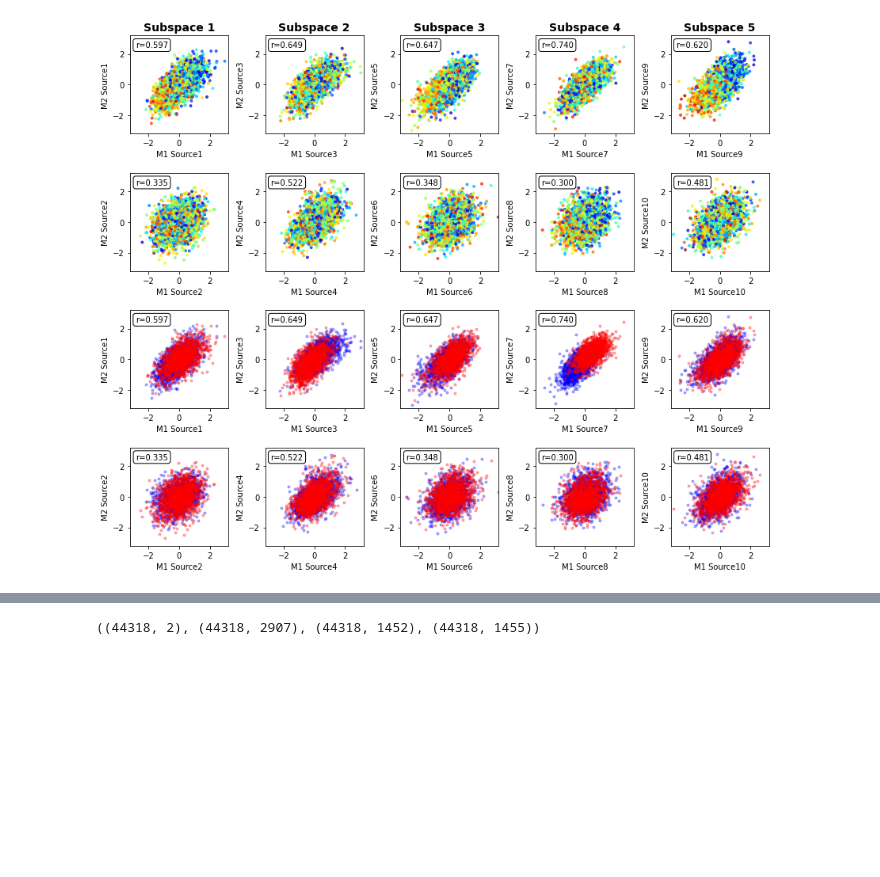
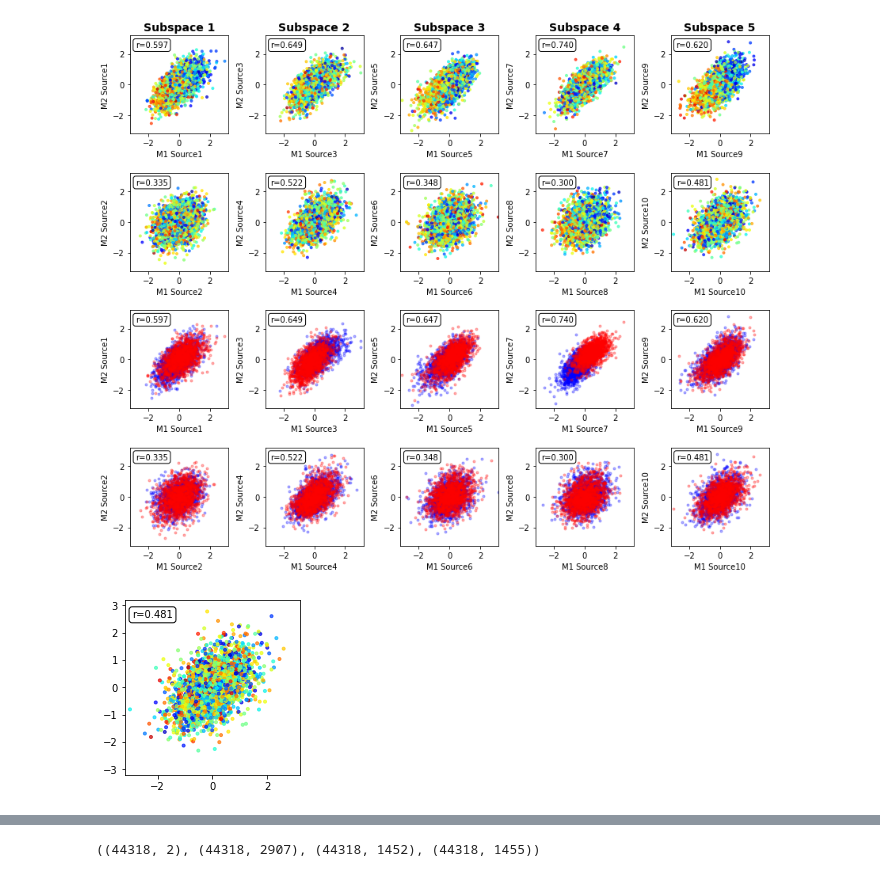
Before and after one commit to trendscenter/MISA-pytorch, a Jupyter notebook: figures/ISBI2022SIVA/plot_img.ipynb, the cells around one changed output, grey strips where cells are left out. Cells and saved outputs as stored; diff of their text form; code cells hidden in the pictures; blank space fills up the shorter version.

```diff
--- a/figures/ISBI2022SIVA/plot_img.ipynb
+++ b/figures/ISBI2022SIVA/plot_img.ipynb
@@ -52,17 +52,18 @@ age = ukb_smri_data_array[:, age_idx]
 sex = ukb_smri_data_array[:, sex_idx]
 # %%
 datapath="/Users/xli77/Documents/MISA/results/SIVA/fixedSubspace/um2mm/"
-subspace_struct_list=['234111','2222211','333111','441111']
+subspace_struct_list=['234111','2222211','333111','441111','12x1']
+num_subspace_struct=len(subspace_struct_list)
 
-Y = np.zeros((4,2,2,12,2907)) # S1-4, UA/MSIVA, M1-2, voxel, source
-W = np.zeros((4,2,2,12,44318)) # S1-4, UA/MSIVA, M1-2, voxel, source
+Y = np.zeros((num_subspace_struct,2,2,12,2907)) # S1-4, UA/MSIVA/GICA, M1-2, voxel, source
+W = np.zeros((num_subspace_struct,2,2,12,44318)) # S1-4, UA/MSIVA/GICA, M1-2, voxel, source
 
 num_iter=21
-corr = np.zeros((4,6,12,12))
-# loss_um=np.zeros((4,num_iter))
-# loss_ummm=np.zeros((4,num_iter))
-# aux_um=np.zeros((4,num_iter))
-# aux_ummm=np.zeros((4,num_iter))
+corr = np.zeros((num_subspace_struct,6,12,12))
+# loss_um=np.zeros((num_subspace_struct,num_iter))
+# loss_ummm=np.zeros((num_subspace_struct,num_iter))
+# aux_um=np.zeros((num_subspace_struct,num_iter))
+# aux_ummm=np.zeros((num_subspace_struct,num_iter))
 
 for i,ss in enumerate(subspace_struct_list):
 
@@ -332,2 +294,35 @@ plt.savefig("cca_age_sex.pdf")
 # %% [output]
 [figure]
+# %%
+k=4
+i=1
+
+WAY1 = WAY_list[k][0]
+WAY2 = WAY_list[k][1]
+
+sign1 = np.sign(correlation(WAY1,age))
+sign2 = np.sign(correlation(WAY2,age))
+for j in range(2):
+    WAY1[j,:] = -sign1[j]*WAY1[j,:]
+    WAY2[j,:] = -sign2[j]*WAY2[j,:]
+
+r = format(round(cca_corr_list[k][i,i],3), '.3f')
+
+col = np.zeros((len(age),4))
+for n in range(len(age)):
+    colorind = round(age[n]-min(age))
+    col[n] = cols[colorind]
+
+fig, ax = plt.subplots(1,1,figsize=(3,3))
+ax.scatter(WAY1[i], WAY2[i], color=col, marker='.', alpha=0.7)
+ax.set_aspect('equal', 'box')
+ax.set_xlim([-3.2,3.2])
+ax.set_ylim([-3.2,3.2])
+ax.annotate(f'r={r}', xy=(48, 165), xycoords='axes points',
+    size=10, ha='right', va='top',
+    bbox=dict(boxstyle='round', fc='w'))
+
+plt.tight_layout()
+plt.savefig("cca_age_sex_ukb_sign_adjusted_age_subspace5_source10.png",dpi=500)
+# %% [output]
+[figure, added]
```
Also changed, not shown: parts of 11 cells of this notebook, 5 other files.
